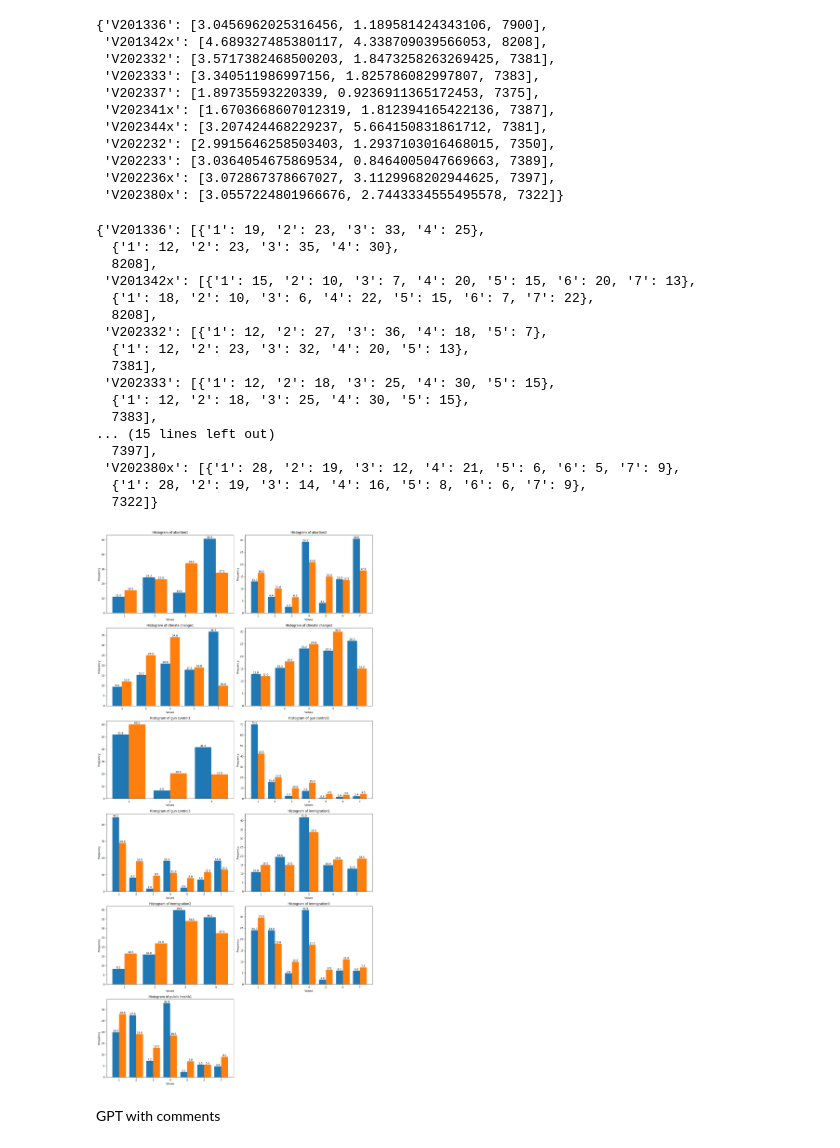
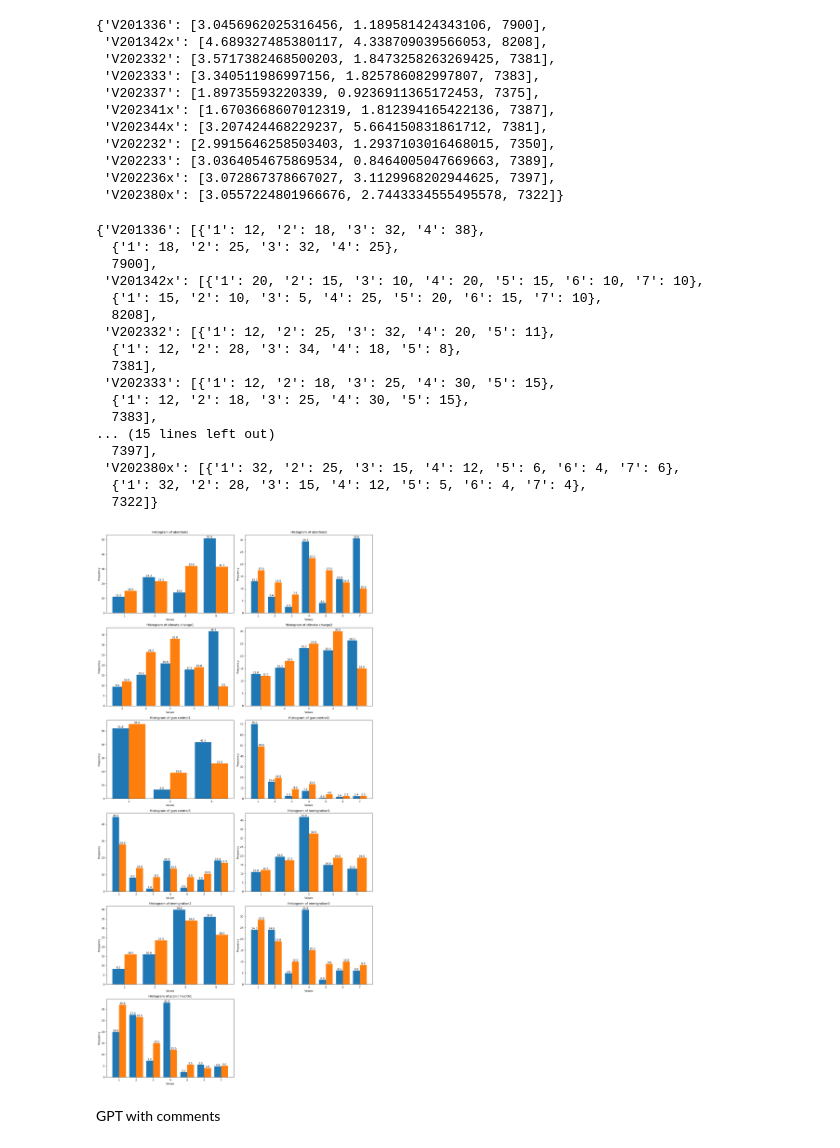
Before and after one commit to adrianruhe/SILLM-Project, a Jupyter notebook: gpt_zero.ipynb, the cells around one changed output. Cells and saved outputs as stored; diff of their text form; code cells hidden in the pictures.

Commit message:
anes quest json

```diff
--- a/gpt_zero.ipynb
+++ b/gpt_zero.ipynb
@@ -247,7 +251,7 @@ def prompt_zero(question, num_respondents):
 # %%
 runs = 2
 
-openai_ans = {}
+openai_ans_zero = {}
 for question in questions: #"questions" object has all questions
 
     #original survey valid answers
@@ -267,7 +271,7 @@ for question in questions: #"questions" object has all questions
     final_ans_dict = [eval(i) for i in final_ans]
     #also include in the final object the info on the total number of respondents
     final_ans_dict.append(survey_ans)
-    openai_ans[question] = final_ans_dict
+    openai_ans_zero[question] = final_ans_dict
 # %%
 # filename = "openai_zero_results.json"
 # with open(filename, "w") as f:
@@ -275,25 +279,25 @@ for question in questions: #"questions" object has all questions
 # %%
-filename = "openai_results.json"
+filename = "openai_zero_results.json"
 with open(filename, "r") as f:
-    openai_results = json.load(f)
-openai_results
+    openai_ans_zero = json.load(f)
+openai_ans_zero
 # %% [output]
-{'V201336': [{'1': 19, '2': 23, '3': 33, '4': 25},
-  {'1': 12, '2': 23, '3': 35, '4': 30},
+{'V201336': [{'1': 12, '2': 18, '3': 32, '4': 38},
+  {'1': 18, '2': 25, '3': 32, '4': 25},
+  7900],
+ 'V201342x': [{'1': 20, '2': 15, '3': 10, '4': 20, '5': 15, '6': 10, '7': 10},
+  {'1': 15, '2': 10, '3': 5, '4': 25, '5': 20, '6': 15, '7': 10},
   8208],
- 'V201342x': [{'1': 15, '2': 10, '3': 7, '4': 20, '5': 15, '6': 20, '7': 13},
-  {'1': 18, '2': 10, '3': 6, '4': 22, '5': 15, '6': 7, '7': 22},
-  8208],
- 'V202332': [{'1': 12, '2': 27, '3': 36, '4': 18, '5': 7},
-  {'1': 12, '2': 23, '3': 32, '4': 20, '5': 13},
+ 'V202332': [{'1': 12, '2': 25, '3': 32, '4': 20, '5': 11},
+  {'1': 12, '2': 28, '3': 34, '4': 18, '5': 8},
   7381],
  'V202333': [{'1': 12, '2': 18, '3': 25, '4': 30, '5': 15},
   {'1': 12, '2': 18, '3': 25, '4': 30, '5': 15},
   7383],
 ... (15 lines left out)
   7397],
- 'V202380x': [{'1': 28, '2': 19, '3': 12, '4': 21, '5': 6, '6': 5, '7': 9},
-  {'1': 28, '2': 19, '3': 14, '4': 16, '5': 8, '6': 6, '7': 9},
+ 'V202380x': [{'1': 32, '2': 25, '3': 15, '4': 12, '5': 6, '6': 4, '7': 6},
+  {'1': 32, '2': 28, '3': 15, '4': 12, '5': 5, '6': 4, '7': 4},
   7322]}
 # %%
 # # Check if answers have the right count of respondents
@@ -318,7 +322,7 @@ openai_results
 # Calculate average over runs
 
 runs = 2
-for key, answers in openai_results.items():
+for key, answers in openai_ans_zero.items():
     valid_answer = []
     for i in answers[:runs]:
         if sum(i.values()) == 100:
@@ -345,40 +349,40 @@ for idx, (key, values) in enumerate(mean_var.items()):
 
         # Calculate number of unique answers
         num_answers = len(valid_ans[key].unique())
-        counts_ai = openai_results[key][3].values()
+        counts_ai = openai_ans_zero[key][3].values()
 
         labels, counts = np.unique(valid_ans[key].to_numpy(), return_counts=True)
         percentages = np.around((counts / np.sum(counts)) * 100, 1)
         bar_width = 0.4
 
         row = idx // num_cols
         col = idx % num_cols
 
         axs[row, col].bar(labels - bar_width/2, percentages, width=bar_width, align='center')
         axs[row, col].bar(labels + bar_width/2, counts_ai, width=bar_width, align='center')
 
         axs[row, col].set_xticks(labels)
 
         for label, count in zip(labels, percentages):
             axs[row, col].text(label - bar_width/2, count, str(count), ha='center', va='bottom')
         for label, count in zip(labels, counts_ai):
             axs[row, col].text(label + bar_width/2, count, str(count), ha='center', va='bottom')
 
         axs[row, col].set_title('Histogram of {}'.format(issue))
         axs[row, col].set_xlabel('Values')
         axs[row, col].set_ylabel('Frequency')
 
     except Exception as e:
         print(f"Error in plotting {issue}: {e}")
 
 # Remove empty subplots
 for i in range(num_plots, num_rows*num_cols):
     fig.delaxes(axs.flatten()[i])
 
 plt.tight_layout()
 plt.show()
 # %% [output]
-[figure, old version]
+[figure, new version]
 # %% [markdown]
 GPT with comments
 # %%
```
Also changed, not shown: parts of 2 cells of this notebook, 2 other files.
